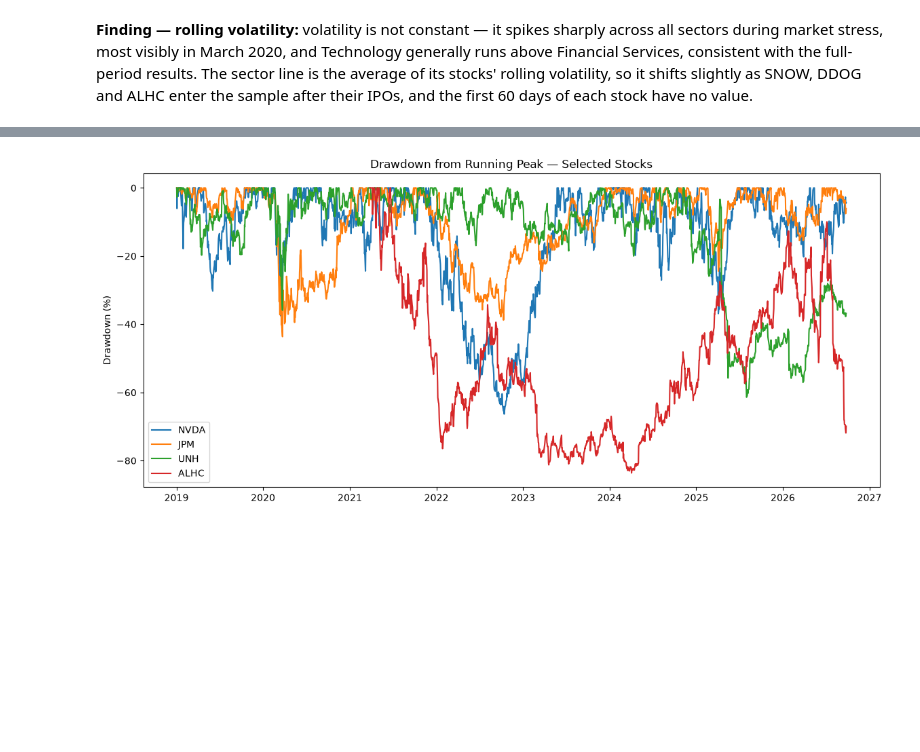
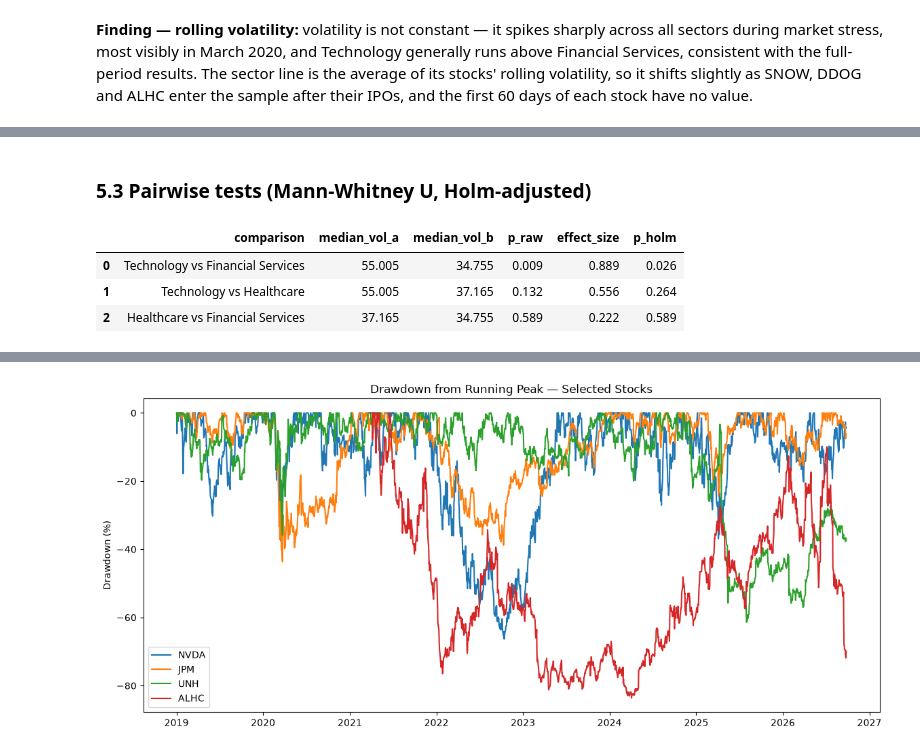
Before and after one commit to cdrshivam/market-analytics-case-study, a Jupyter notebook: notebooks/04_risk_metrics.ipynb, the cells around one changed output, grey strips where cells are left out. Cells and saved outputs as stored; diff of their text form; code cells hidden in the pictures; blank space fills up the shorter version.

```diff
--- a/notebooks/04_risk_metrics.ipynb
+++ b/notebooks/04_risk_metrics.ipynb
@@ -230,0 +265,33 @@ plt.show()
+# %% [markdown]
+### 5.3 Pairwise tests (Mann-Whitney U, Holm-adjusted)
+# %%
+pairs = [("Technology", "Financial Services"),
+         ("Technology", "Healthcare"),
+         ("Healthcare", "Financial Services")]
+
+rows = []
+for a, b in pairs:
+    u, p = sp_stats.mannwhitneyu(groups[a], groups[b], alternative="two-sided", method="exact")
+    rows.append({
+        "comparison": f"{a} vs {b}",
+        "median_vol_a": groups[a].median(),
+        "median_vol_b": groups[b].median(),
+        "p_raw": p,
+        "effect_size": 2 * u / (len(groups[a]) * len(groups[b])) - 1,  # rank-biserial; + means first group higher
+    })
+results = pd.DataFrame(rows)
+
+# Holm correction: smallest p is multiplied by 3, next by 2, largest by 1; adjusted values never decrease
+m = len(results)
+running_max, holm = 0, {}
+for rank, idx in enumerate(results["p_raw"].sort_values().index):
+    running_max = max(running_max, min(1, (m - rank) * results.loc[idx, "p_raw"]))
+    holm[idx] = running_max
+results["p_holm"] = pd.Series(holm)
+
+results.round(3)
+# %% [output]
+|  | comparison | median_vol_a | median_vol_b | p_raw | effect_size | p_holm |
+| 0 | Technology vs Financial Services | 55.005 | 34.755 | 0.009 | 0.889 | 0.026 |
+| 1 | Technology vs Healthcare | 55.005 | 37.165 | 0.132 | 0.556 | 0.264 |
+| 2 | Healthcare vs Financial Services | 37.165 | 34.755 | 0.589 | 0.222 | 0.589 |
```
Also changed, not shown: parts of 14 cells of this notebook, 3 other files.
